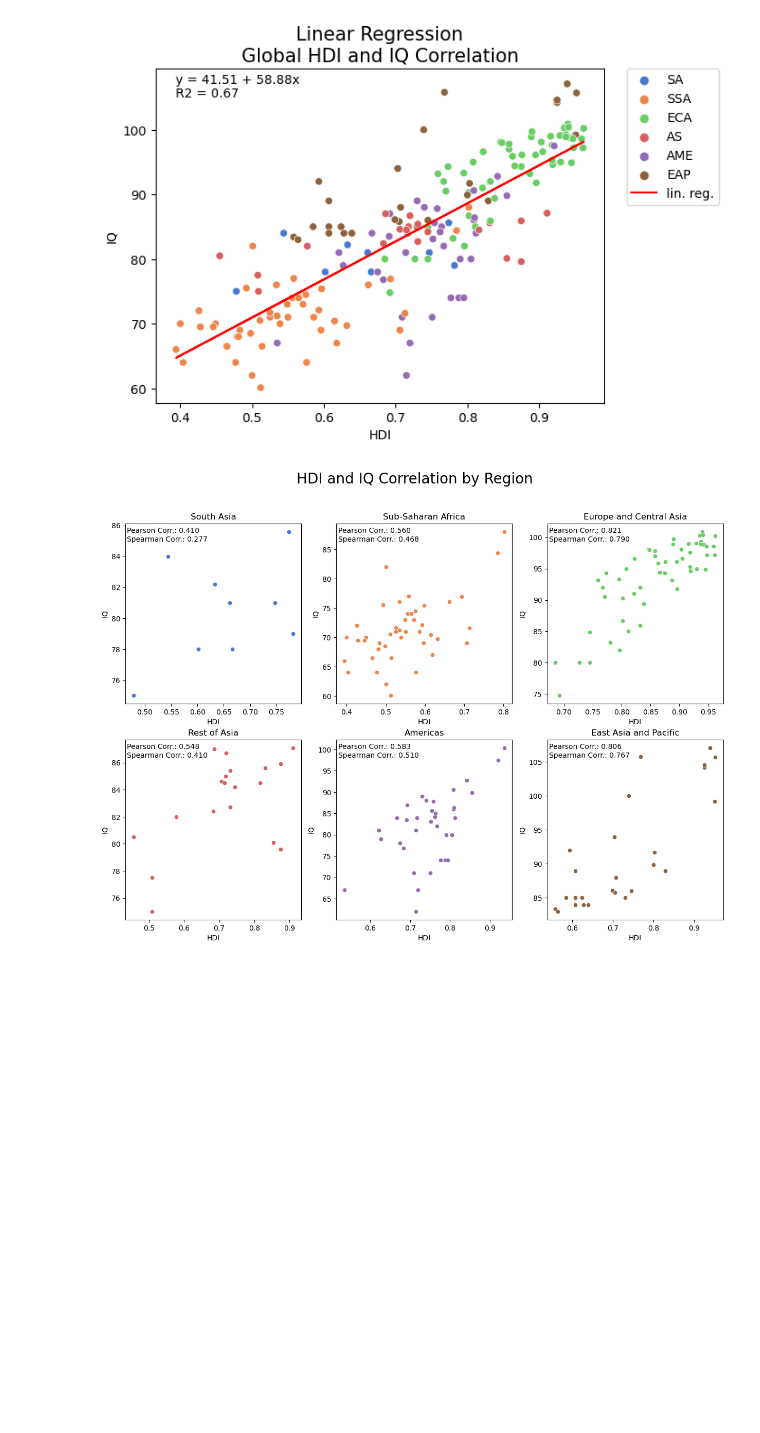
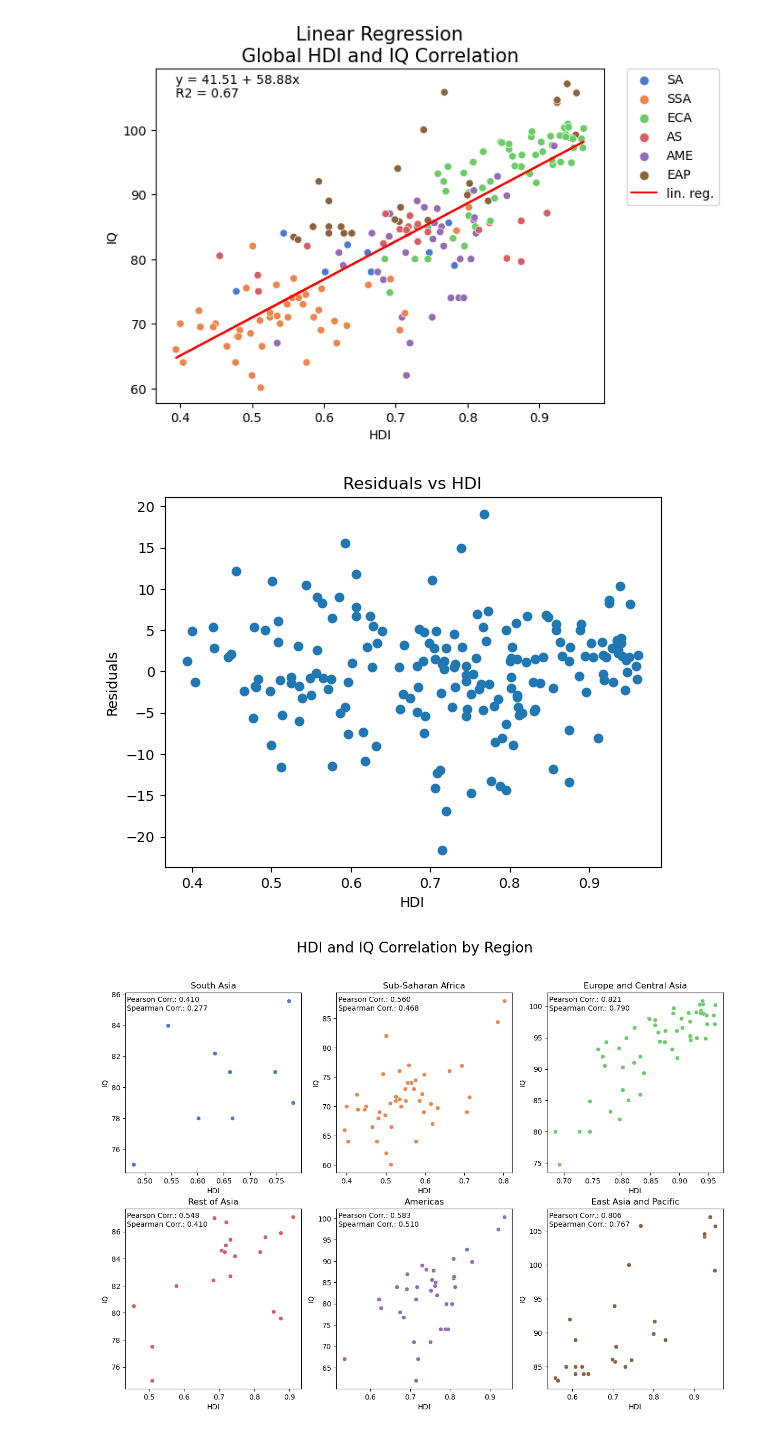
Before and after one commit to jakthehut/HDI-IQ-Analysis, a Jupyter notebook: hdi_iq_analysis_final.ipynb, the cells around one changed output. Saved outputs shown, nothing was run; the diff lists cells and outputs as text; code cells hidden in the pictures; blank space fills up the shorter version.

```diff
--- a/hdi_iq_analysis_final.ipynb
+++ b/hdi_iq_analysis_final.ipynb
@@ -886,6 +952,17 @@ plt.legend(bbox_to_anchor=(1.05, 1), loc='upper left', borderaxespad=0.)
 plt.show()
 # %% [output]
 [figure]
+# %%
+# plot the residuals
+residuals = model_sm.resid
+
+plt.scatter(x,residuals)
+plt.title('Residuals vs HDI')
+plt.xlabel('HDI')
+plt.ylabel('Residuals')
+plt.show()
+# %% [output]
+[figure, added]
 # %%
 # Creating a scatter plot for each region
 regions_full_name = {
```
Also changed, not shown: parts of 5 cells of this notebook.
